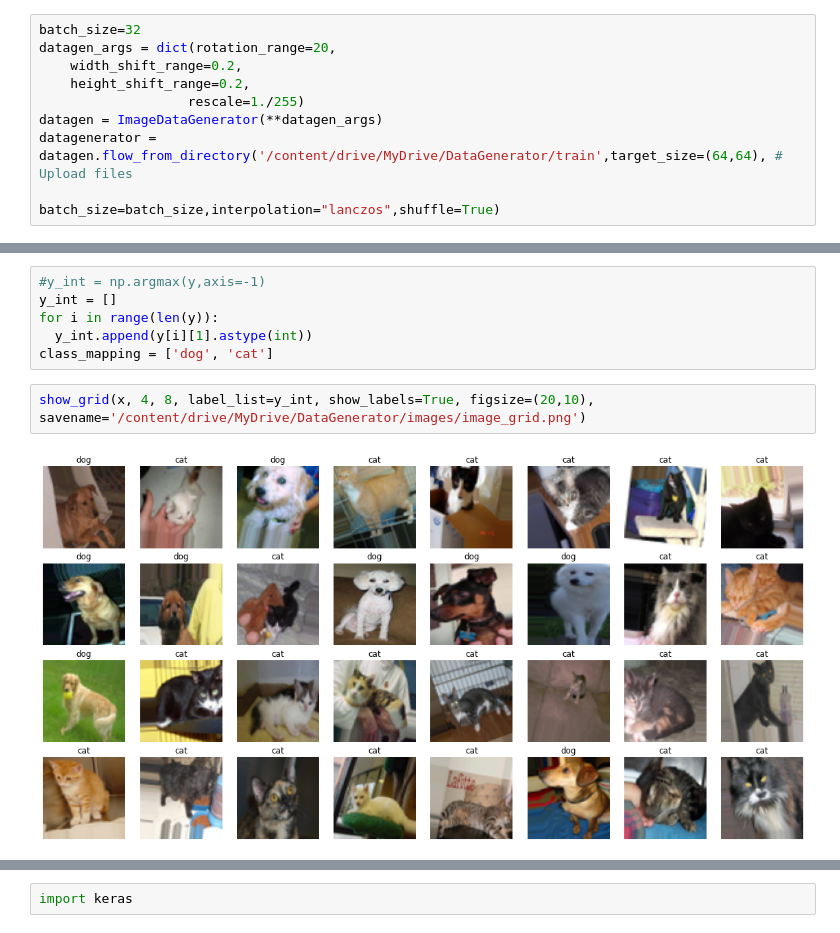
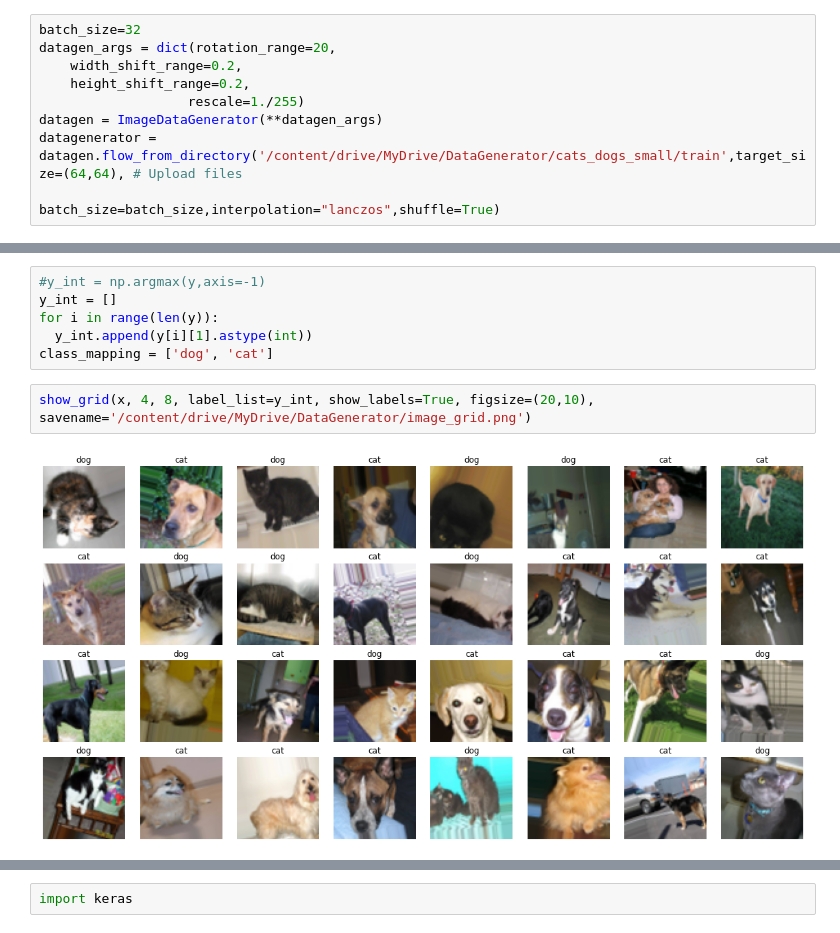
Before and after one commit to nopynospy/apu_deep_learning, a Jupyter notebook: lab5_DataGenerator_complete.ipynb, the cells around one changed output, grey strips where cells are left out. Saved outputs shown, nothing was run; the diff lists cells and outputs as text.

```diff
--- a/lab5_DataGenerator_complete.ipynb
+++ b/lab5_DataGenerator_complete.ipynb
@@ -25,6 +25,6 @@ datagen_args = dict(rotation_range=20,
     height_shift_range=0.2,
                    rescale=1./255)
 datagen = ImageDataGenerator(**datagen_args)
-datagenerator = datagen.flow_from_directory('/content/drive/MyDrive/DataGenerator/train',target_size=(64,64), # Upload files
+datagenerator = datagen.flow_from_directory('/content/drive/MyDrive/DataGenerator/cats_dogs_small/train',target_size=(64,64), # Upload files
                                             batch_size=batch_size,interpolation="lanczos",shuffle=True)
 # %% [output]
@@ -88,8 +88,8 @@ for i in range(len(y)):
   y_int.append(y[i][1].astype(int))
 class_mapping = ['dog', 'cat']
 # %%
-show_grid(x, 4, 8, label_list=y_int, show_labels=True, figsize=(20,10), savename='/content/drive/MyDrive/DataGenerator/images/image_grid.png')
+show_grid(x, 4, 8, label_list=y_int, show_labels=True, figsize=(20,10), savename='/content/drive/MyDrive/DataGenerator/image_grid.png')
 # %% [output]
-[figure, old version]
+[figure, new version]
 # %%
 #Shuffle has been set to False
```
Also changed, not shown: parts of 8 cells of this notebook.
